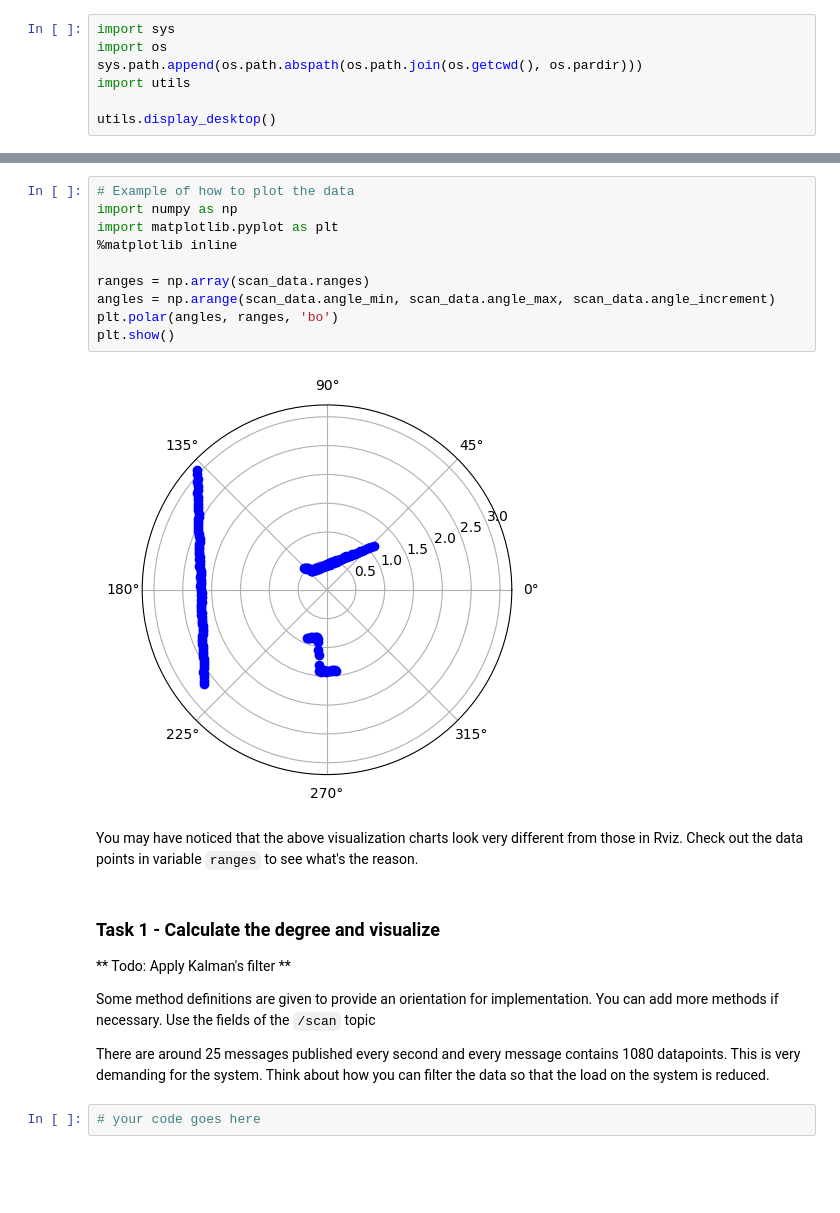
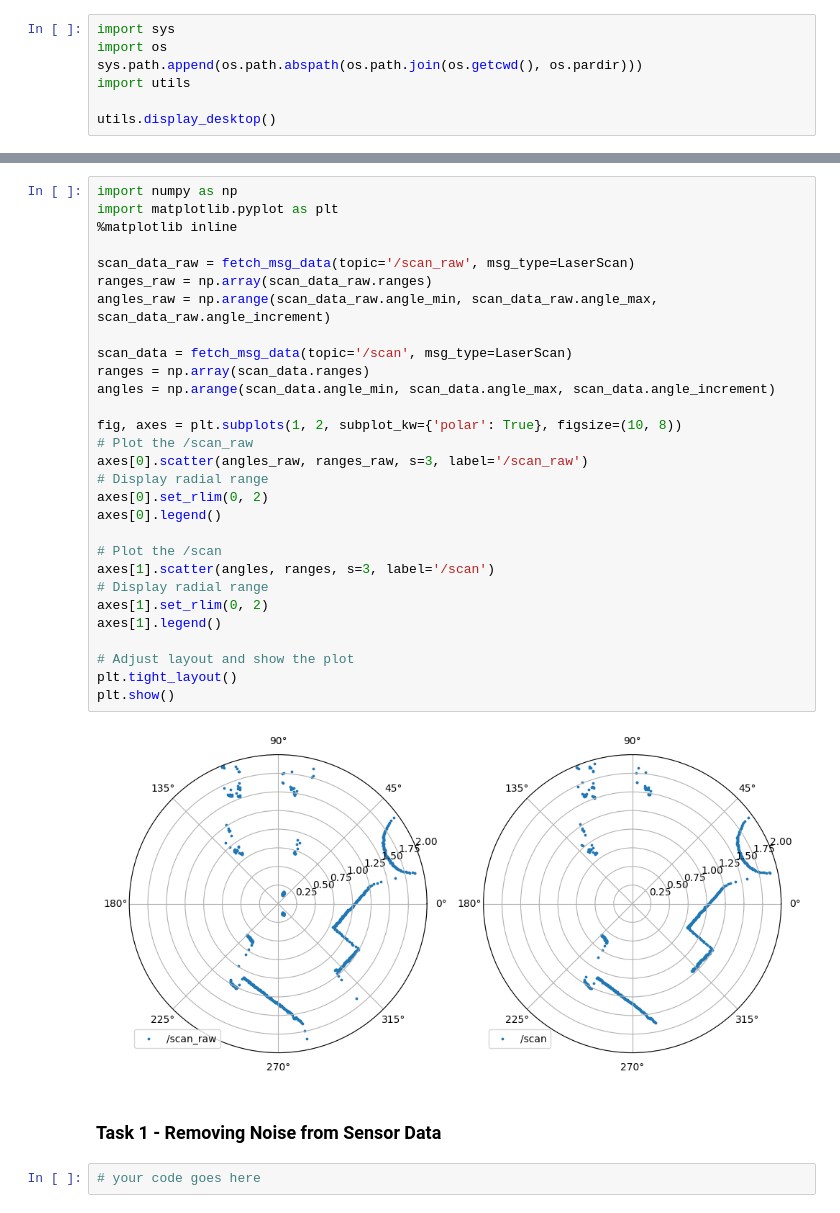
Before and after one commit to IntEL4CoRo/iis-exercises, a Jupyter notebook: 03_sensors/sensors.ipynb, the cells around one changed output, grey strips where cells are left out. Cells and saved outputs as stored; diff of their text form; blank space fills up the shorter version.

Commit message:
update sensor notebook

```diff
--- a/03_sensors/sensors.ipynb
+++ b/03_sensors/sensors.ipynb
@@ -207,25 +235,42 @@ Visualize data with matplot
 # %%
-# Example of how to plot the data
 import numpy as np
 import matplotlib.pyplot as plt
 %matplotlib inline
 
+scan_data_raw = fetch_msg_data(topic='/scan_raw', msg_type=LaserScan)
+ranges_raw = np.array(scan_data_raw.ranges)
+angles_raw = np.arange(scan_data_raw.angle_min, scan_data_raw.angle_max, scan_data_raw.angle_increment)
+
+scan_data = fetch_msg_data(topic='/scan', msg_type=LaserScan)
 ranges = np.array(scan_data.ranges)
 angles = np.arange(scan_data.angle_min, scan_data.angle_max, scan_data.angle_increment)
-plt.polar(angles, ranges, 'bo')
+
+fig, axes = plt.subplots(1, 2, subplot_kw={'polar': True}, figsize=(10, 8))
+# Plot the /scan_raw
+axes[0].scatter(angles_raw, ranges_raw, s=3, label='/scan_raw')
+# Display radial range
+axes[0].set_rlim(0, 2)
+axes[0].legend()
+
+# Plot the /scan
+axes[1].scatter(angles, ranges, s=3, label='/scan')
+# Display radial range
+axes[1].set_rlim(0, 2)
+axes[1].legend()
+
+# Adjust layout and show the plot
+plt.tight_layout()
 plt.show()
 # %% [output]
-[figure, old version]
+[figure, new version]
-# %% [markdown]
-You may have noticed that the above visualization charts look very different from those in Rviz. Check out the data points in variable `ranges` to see what's the reason.
 # %% [markdown]
-### Task 1 - Calculate the degree and visualize
+### Task 1 - Removing Noise from Sensor Data
 
-** Todo: Apply Kalman's filter **
+<!-- Some method definitions are given to provide an orientation for implementation.
+You can add more methods if necessary. Use the fields of the `/scan` topic
 
-Some method definitions are given to provide an orientation for implementation. You can add more methods if necessary. Use the fields of the `/scan` topic
-
-There are around 25 messages published every second and every message contains 1080 datapoints. This is very demanding for the system. Think about how you can filter the data so that the load on the system is reduced.
+There are around 25 messages published every second and every message contains 1080 datapoints.
+This is very demanding for the system. Think about how you can filter the data so that the load on the system is reduced. -->
 # %%
 # your code goes here
 # %% [markdown]
```
Also changed, not shown: parts of 13 cells of this notebook, 2 other files.
